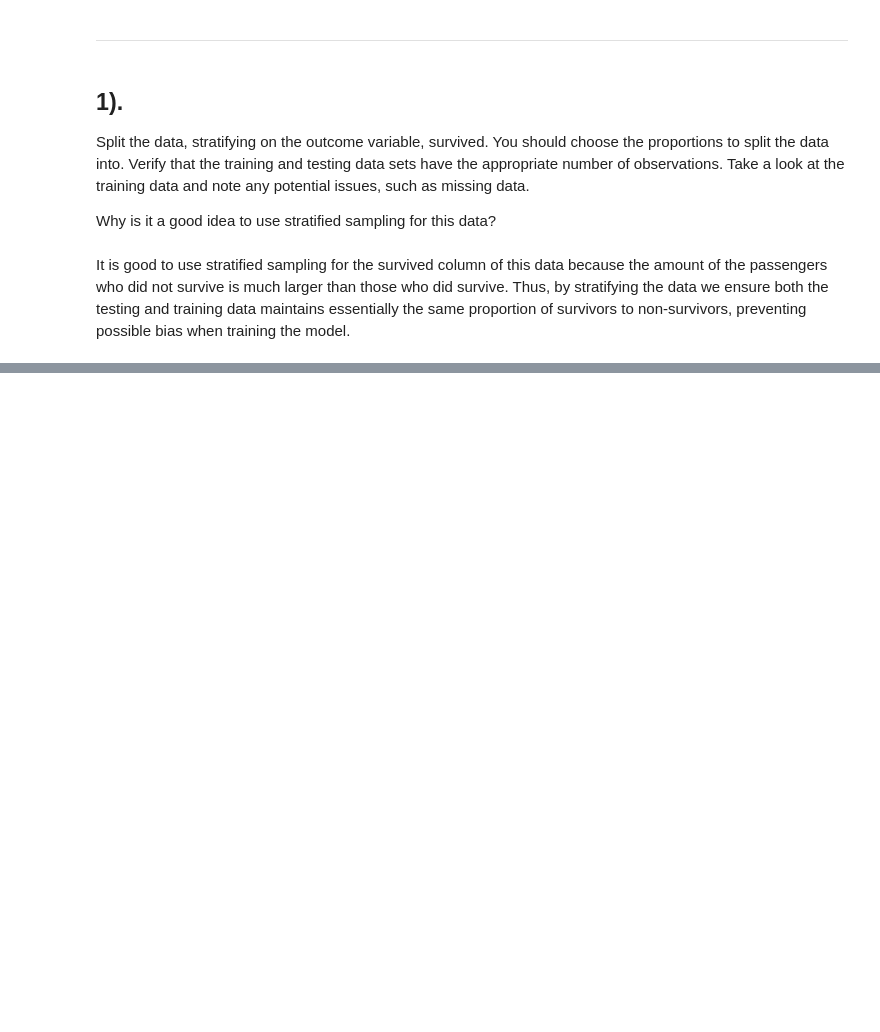
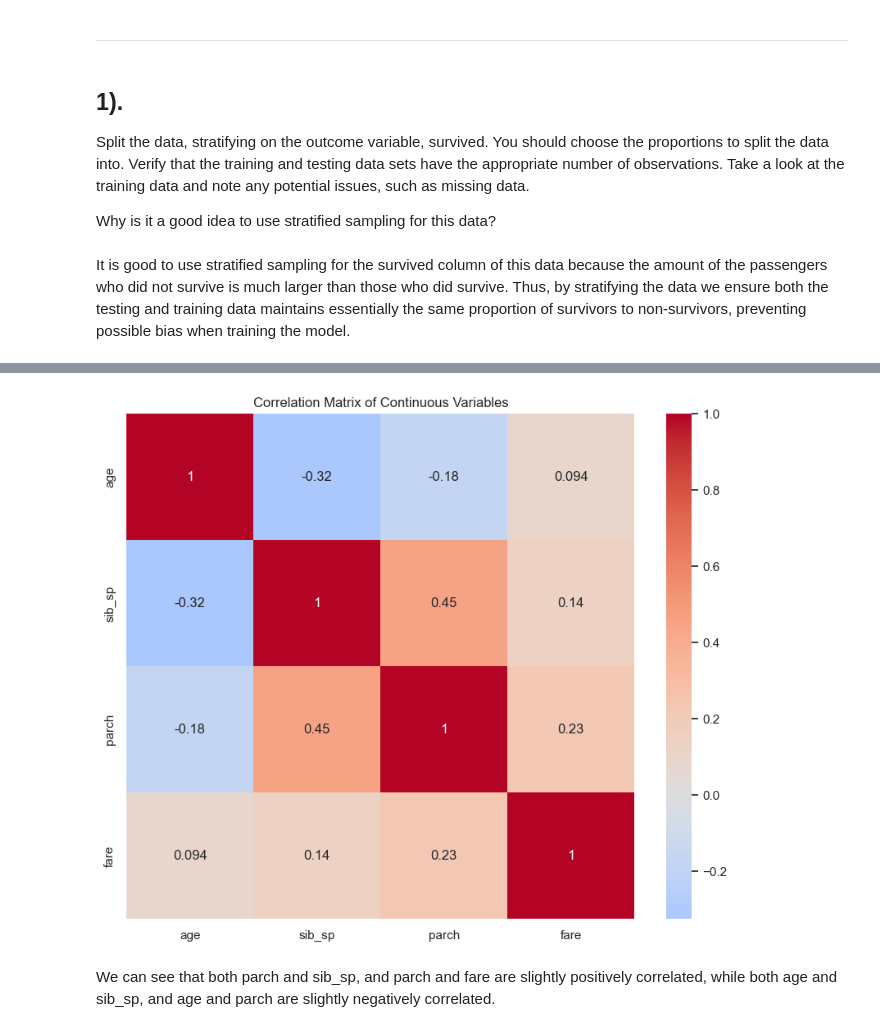
Before and after one commit to kpayton2903/PSTAT_131, a Jupyter notebook: Homework/Homework_3.ipynb, the cells around one changed output, grey strips where cells are left out. Drawn from its saved outputs; the diff is of its cells as text; code cells hidden in the pictures; blank space fills up the shorter version.

```diff
--- a/Homework/Homework_3.ipynb
+++ b/Homework/Homework_3.ipynb
@@ -58,0 +104,13 @@ Name: proportion, dtype: float64
+# %%
+# Create the correlation matrix with just continuous variables
+corrMatrix = trainData.select_dtypes(include=['float64','int64']).drop('passenger_id', axis=1).corr()
+
+# Plot the correlation matrix as a heatmap
+plt.figure(figsize=(10,8))
+sns.heatmap(corrMatrix, annot=True, cmap='coolwarm', center=0)
+plt.title('Correlation Matrix of Continuous Variables')
+plt.show()
+# %% [output]
+[figure, added]
+# %% [markdown]
+We can see that both parch and sib_sp, and parch and fare are slightly positively correlated, while both age and sib_sp, and age and parch are slightly negatively correlated.
```
Also changed, not shown: parts of 9 cells of this notebook.
